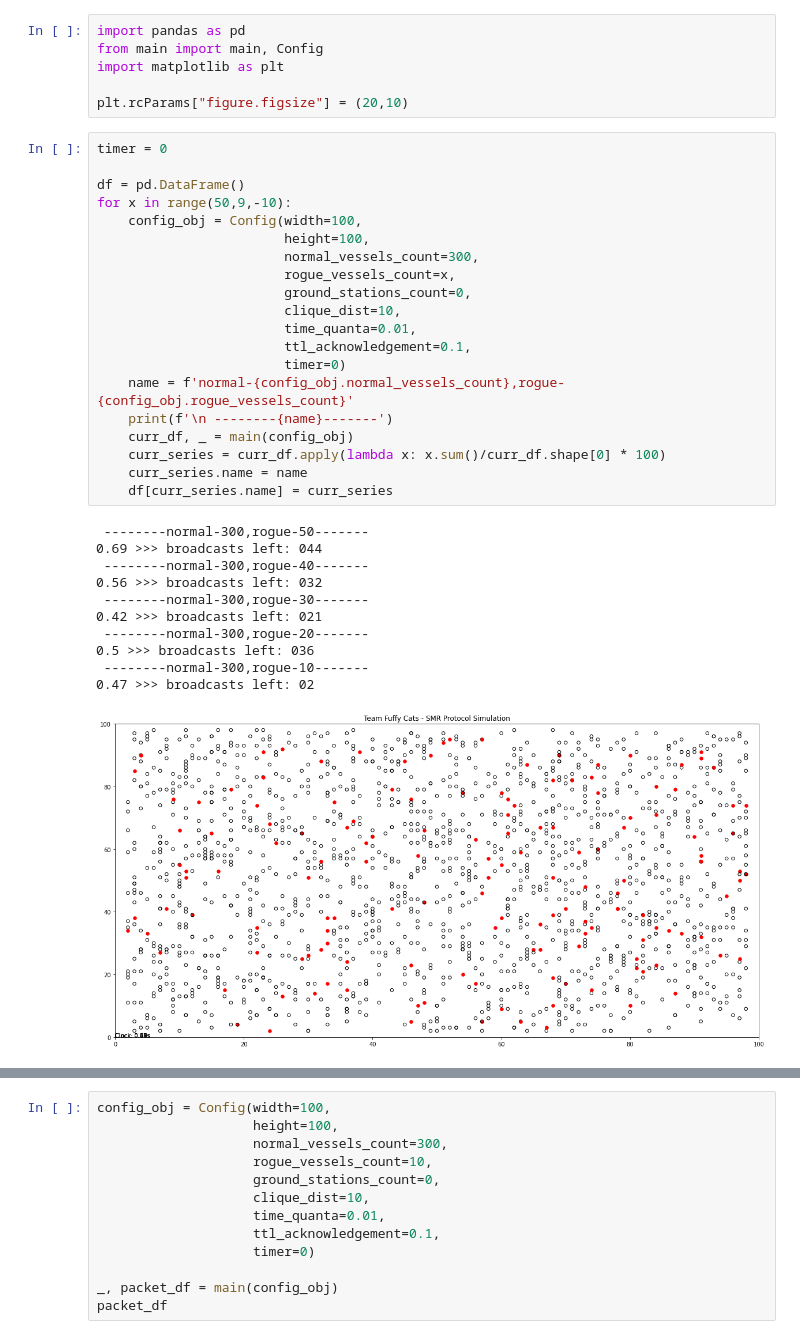
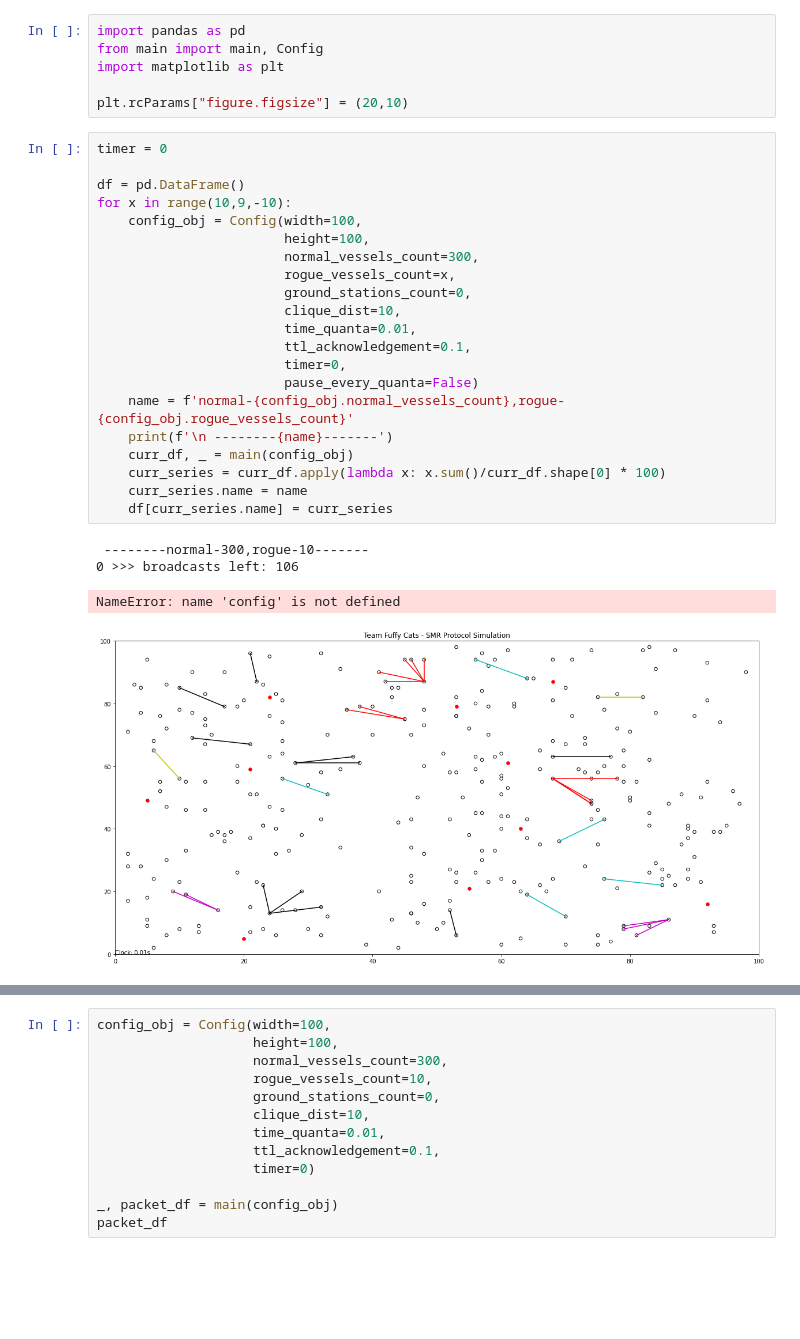
Before and after one commit to naveennvrgup/SMR-Protocol, a Jupyter notebook: results.ipynb, the cells around one changed output, grey strips where cells are left out. Saved outputs shown, nothing was run; the diff lists cells and outputs as text; blank space fills up the shorter version.

```diff
--- a/results.ipynb
+++ b/results.ipynb
@@ -7,35 +7,29 @@ plt.rcParams["figure.figsize"] = (20,10)
 # %%
 timer = 0
 
 df = pd.DataFrame()
-for x in range(50,9,-10):
+for x in range(10,9,-10):
     config_obj = Config(width=100,
                         height=100,
                         normal_vessels_count=300,
                         rogue_vessels_count=x,
                         ground_stations_count=0,
                         clique_dist=10,
                         time_quanta=0.01,
                         ttl_acknowledgement=0.1,
-                        timer=0)
+                        timer=0,
+                        pause_every_quanta=False)
     name = f'normal-{config_obj.normal_vessels_count},rogue-{config_obj.rogue_vessels_count}'
     print(f'\n --------{name}-------')
     curr_df, _ = main(config_obj)
     curr_series = curr_df.apply(lambda x: x.sum()/curr_df.shape[0] * 100)
     curr_series.name = name
     df[curr_series.name] = curr_series
 # %% [output]
- --------normal-300,rogue-50-------
-0.69 >>> broadcasts left: 044
- --------normal-300,rogue-40-------
-0.56 >>> broadcasts left: 032
- --------normal-300,rogue-30-------
-0.42 >>> broadcasts left: 021
- --------normal-300,rogue-20-------
-0.5 >>> broadcasts left: 036
  --------normal-300,rogue-10-------
-0.47 >>> broadcasts left: 02
+0 >>> broadcasts left: 106
+NameError: name 'config' is not defined
-[figure, old version]
+[figure, new version]
 # %%
 for i in range(df.shape[1]):
     df.iloc[:,i].plot(
```
Also changed, not shown: parts of 1 cell of this notebook, 3 other files.
